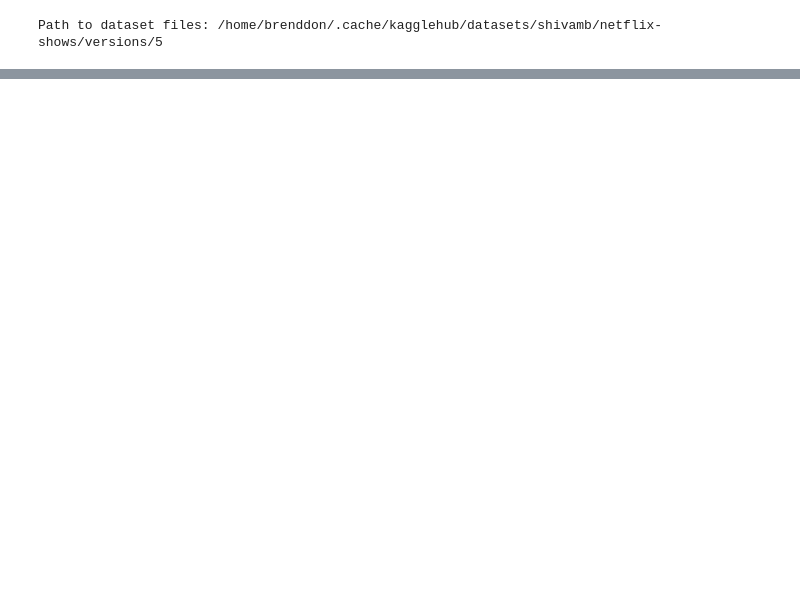
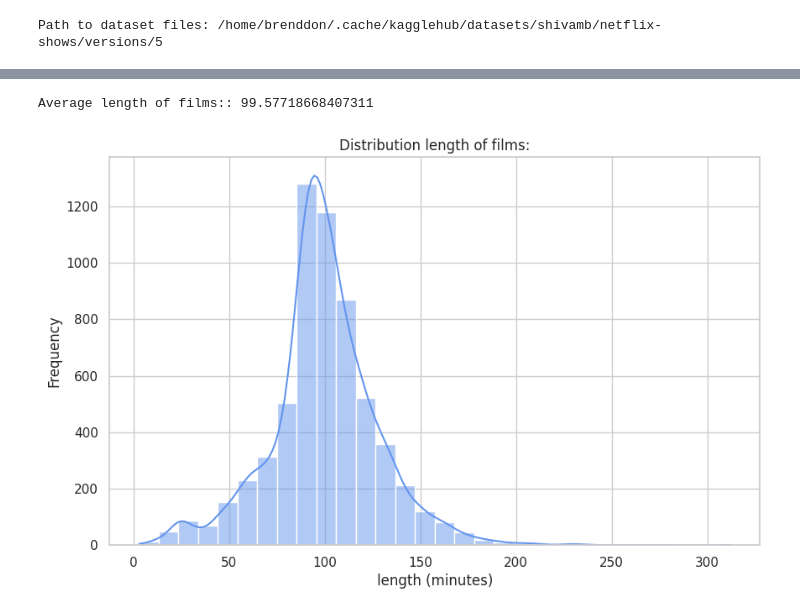
Before and after one commit to brenddonandrade/dataAnalysisNetflixFilmsTVShows, a Jupyter notebook: dataAnalysis.ipynb, the cells around one changed output, grey strips where cells are left out. Saved outputs shown, nothing was run; the diff lists cells and outputs as text; code cells hidden in the pictures; blank space fills up the shorter version.

```diff
--- a/dataAnalysis.ipynb
+++ b/dataAnalysis.ipynb
@@ -21,0 +115,17 @@ FileNotFoundError: [Errno 2] No such file or directory: '/home/brenddon/.cache/k
+# %%
+# Filtra apenas filmes
+movies = df[df['type'] == 'Movie'].copy()
+
+# Extrai número da duração (ex: "90 min" → 90)
+movies['duration_min'] = movies['duration'].str.extract(r'(\d+)').astype(float)
+
+print("Average length of films::", movies['duration_min'].mean())
+
+sns.histplot(movies['duration_min'], bins=30, kde=True, color='cornflowerblue')
+plt.title("Distribution length of films:")
+plt.xlabel("length (minutes)")
+plt.ylabel("Frequency")
+plt.show()
+# %% [output]
+Average length of films:: 99.57718668407311
+[figure, added]
```
Also changed, not shown: parts of 17 cells of this notebook, 1 other file.
